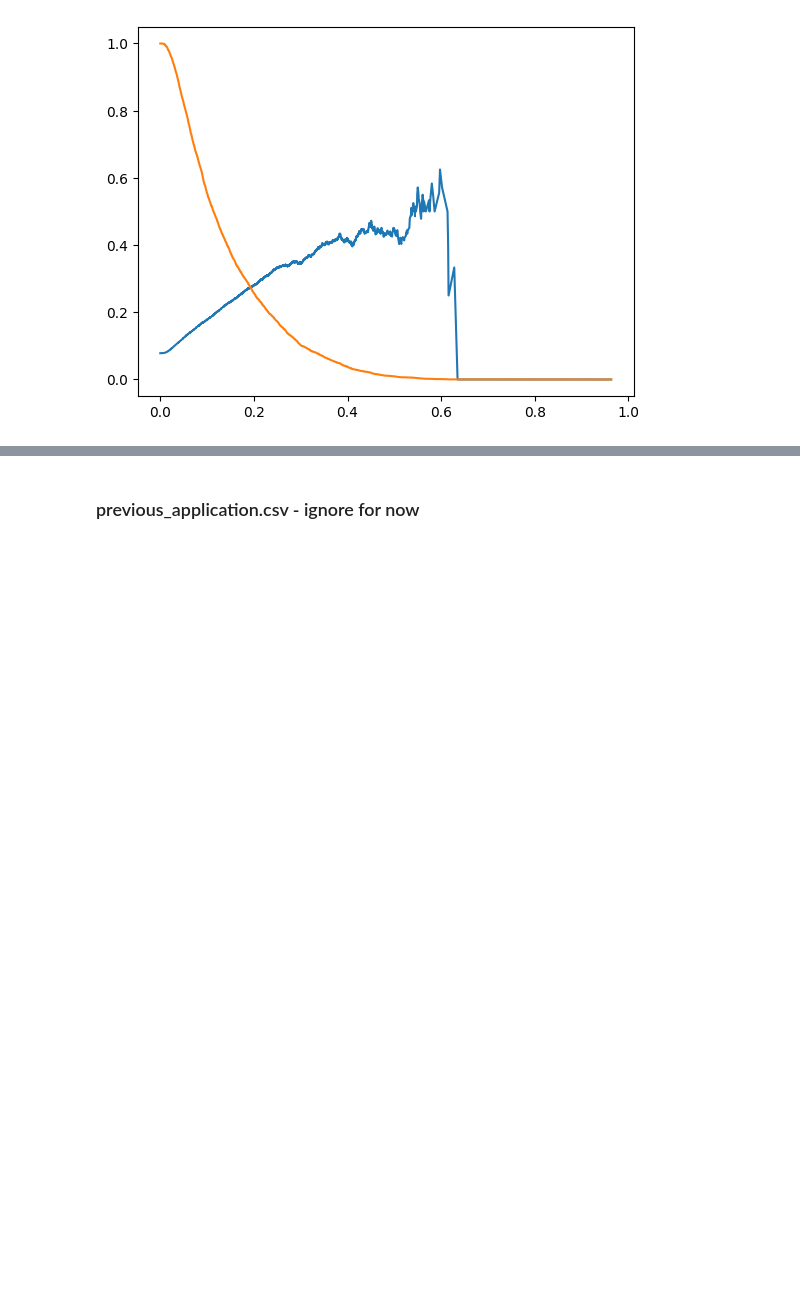
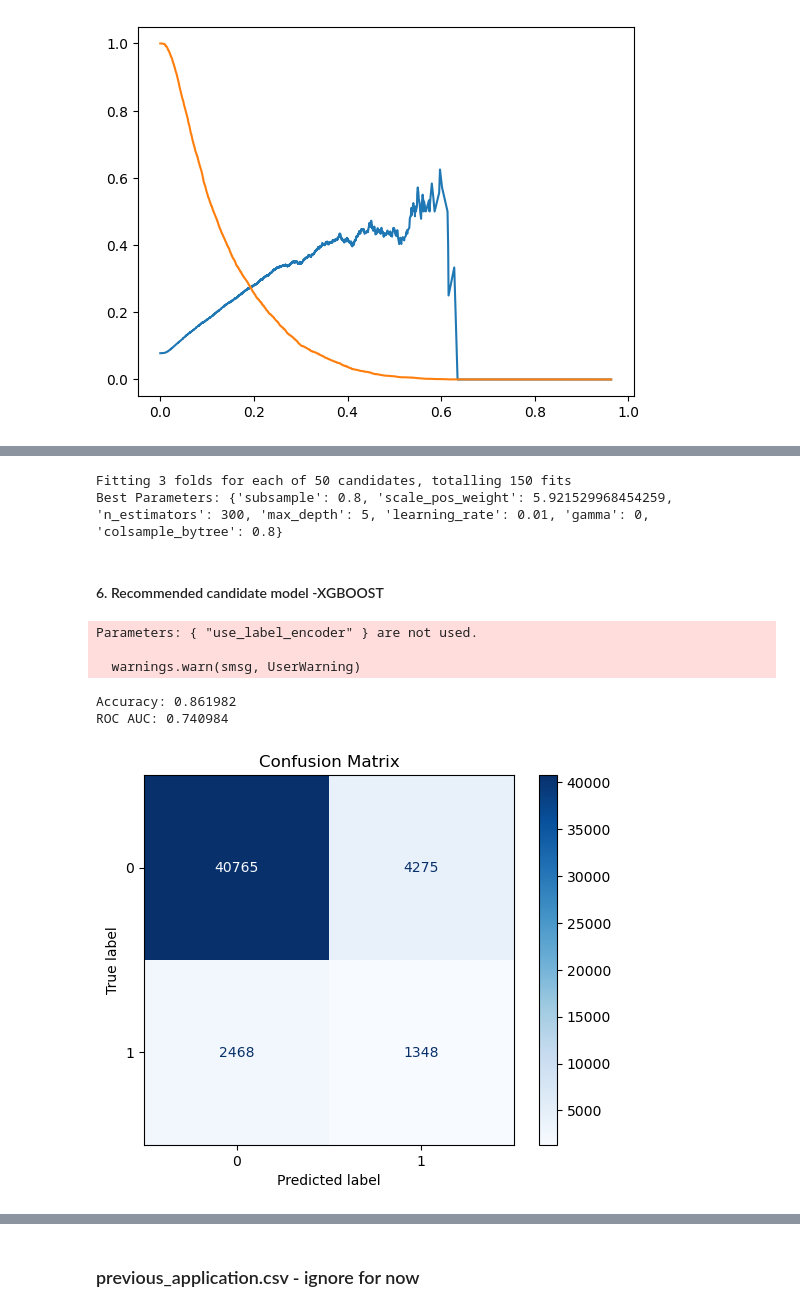
Before and after one commit to wildestdream33/Credit-Risk-Project, a Jupyter notebook: 545_Final_Project.ipynb, the cells around one changed output, grey strips where cells are left out. Drawn from its saved outputs; the diff is of its cells as text; code cells hidden in the pictures; blank space fills up the shorter version.

```diff
--- a/545_Final_Project.ipynb
+++ b/545_Final_Project.ipynb
@@ -934,0 +1113,79 @@ plt.show()
+# %%
+from sklearn.model_selection import RandomizedSearchCV
+
+param_grid = {
+    'n_estimators': [100, 200, 300],
+    'max_depth': [3, 5, 7],
+    'learning_rate': [0.01, 0.1, 0.2],
+    'subsample': [0.8, 1.0],
+    'colsample_bytree': [0.8, 1.0],
+    'gamma': [0, 0.1, 0.2],
+    'scale_pos_weight': [scale_pos_weight * 0.5, scale_pos_weight, scale_pos_weight * 1.5]  # Range of weights
+}
+
+random_search = RandomizedSearchCV(
+    estimator=xgb.XGBClassifier(),
+    param_distributions=param_grid,
+    n_iter=50,  # Test 50 combinations
+    scoring='roc_auc',
+    cv=3,
+    verbose=1,
+    random_state=42,
+    n_jobs=-1
+)
+random_search.fit(subset_X_train, subset_y_train)
+
+# Best parameters from random search
+best_params = random_search.best_params_
+print(f"Best Parameters: {best_params}")
+# %% [output]
+Fitting 3 folds for each of 50 candidates, totalling 150 fits
+Best Parameters: {'subsample': 0.8, 'scale_pos_weight': 5.921529968454259, 'n_estimators': 300, 'max_depth': 5, 'learning_rate': 0.01, 'gamma': 0, 'colsample_bytree': 0.8}
+# %% [markdown]
+#### 6. Recommended candidate model -XGBOOST
+# %%
+
+# Use the best parameters to train a new model
+xgb_best_model = xgb.XGBClassifier(
+    subsample=0.8,
+    n_estimators=300,
+    max_depth=5,
+    learning_rate=0.01,
+    gamma =0,
+    colsample_bytree=0.8,
+    scale_pos_weight=5.921529968454259,
+    objective='binary:logistic',  # Ensure the same objective
+    use_label_encoder=False,
+    random_state=42
+)
+
+# Train the model on the full training set
+xgb_best_model.fit(X_train_reduced, y_train)
+
+# Make predictions
+y_pred = xgb_best_model.predict(X_test_reduced)
+y_pred_prob = xgb_best_model.predict_proba(X_test_reduced)[:, 1]
+
+# Evaluate the model
+from sklearn.metrics import accuracy_score, roc_auc_score
+accuracy = accuracy_score(y_test, y_pred)
+roc_auc = roc_auc_score(y_test, y_pred_prob)
+
+print(f"Accuracy: {accuracy:.6f}")
+print(f"ROC AUC: {roc_auc:.6f}")
+# %% [output]
+Parameters: { "use_label_encoder" } are not used.
+
+  warnings.warn(smsg, UserWarning)
+Accuracy: 0.861982
+ROC AUC: 0.740984
+# %%
+# Compute confusion matrix
+conf_matrix = confusion_matrix(y_test, y_pred)
+
+# visualize the confusion matrix
+ConfusionMatrixDisplay(confusion_matrix=conf_matrix, display_labels=xgb_classifier2.classes_).plot(cmap='Blues')
+plt.title('Confusion Matrix')
+plt.show()
+# %% [output]
+[figure, added]
```
Also changed, not shown: parts of 30 cells of this notebook.
